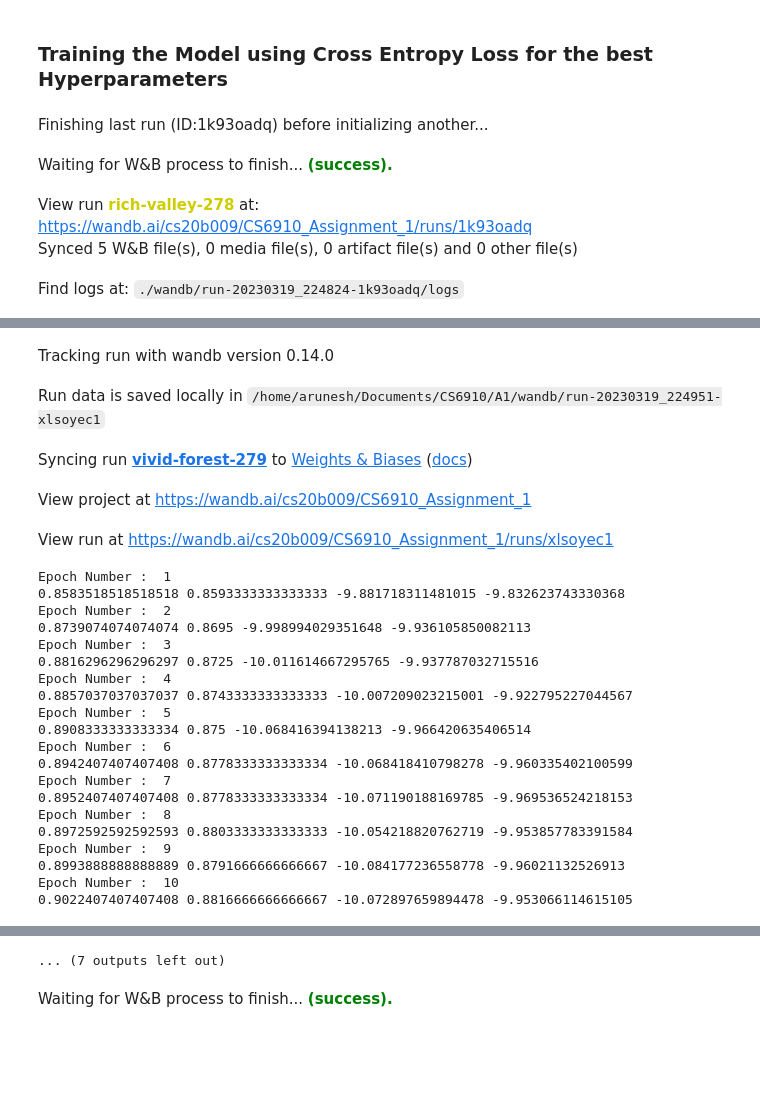
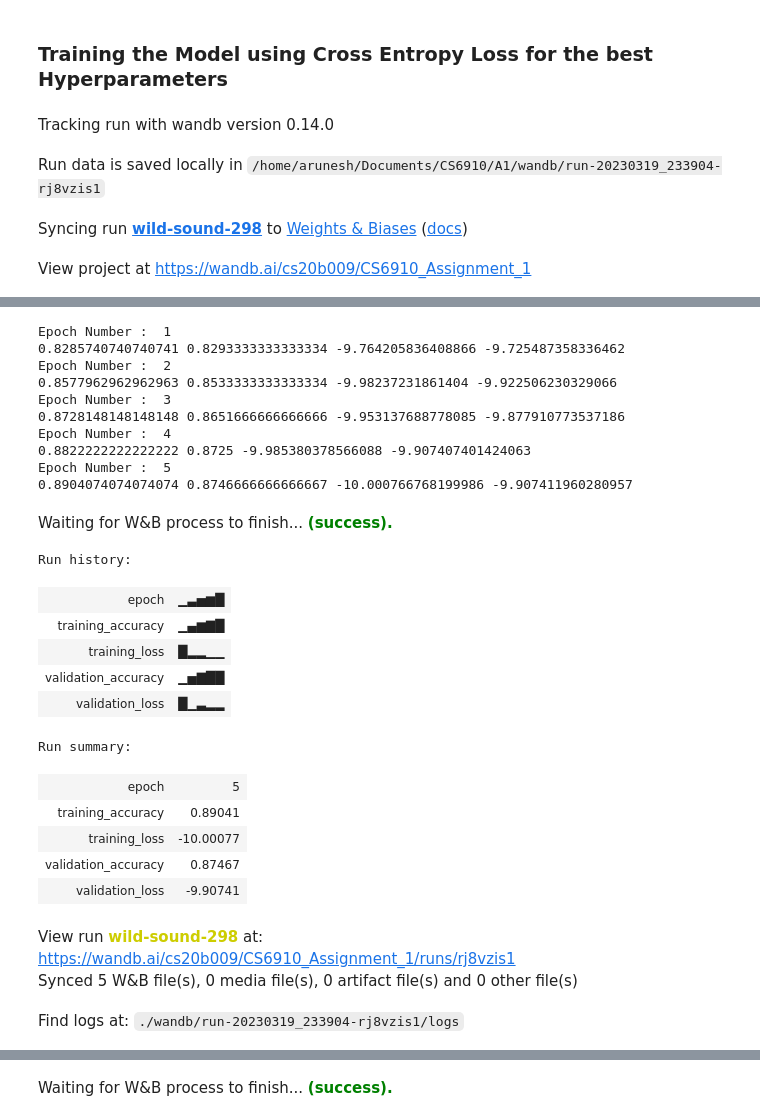
Before and after one commit to Arunesh28/Feed-Forward-Neural-Network, a Jupyter notebook: FeedForwardNeuralNet_mse.ipynb, the cells around one changed output, grey strips where cells are left out. Cells and saved outputs as stored; diff of their text form; code cells hidden in the pictures; blank space fills up the shorter version.

```diff
--- a/FeedForwardNeuralNet_mse.ipynb
+++ b/FeedForwardNeuralNet_mse.ipynb
@@ -120,7 +120,8 @@ class Parameters:
         elif self.loss == "mse":
             # diff = (Y_hat-Y)*Y_hat
             # sum_diff = np.sum(Y_hat, axis=0)*Y_hat
-            grad_a[N-1] = (Y_hat-Y)*Y_hat - (np.sum(Y_hat, axis=0)*Y_hat)
+            # print("Y_hat shape = ",Y_hat.shape)
+            grad_a[N-1] = (Y_hat-Y)*der_softmax(A[N-1])
 
         for i in range(N-1,-1,-1):
             if i == 0:
@@ -638,16 +608,16 @@ class NeuralNet:
 wandb.init(project="CS6910_Assignment_1")
 NUM_FEATURES = X_train.shape[0]
 WEIGHT_INITIALIZER = "xavier"
-NUM_HIDDEN_LAYERS = 3
+NUM_HIDDEN_LAYERS = 2
 # HIDDEN_LAYER_DIMS = (128+np.arange(NUM_HIDDEN_LAYERS)).astype(int)
 HIDDEN_LAYER_DIMS = (128+np.zeros(NUM_HIDDEN_LAYERS)).astype(int)
-OPTIMIZER = "nadam"
+OPTIMIZER = "rmsprop"
 LEARNING_RATE = 0.001
 ACTIVATION = "ReLU"
 OUTPUT_LAYER_DIM = num_classes
-BATCH_SIZE = 256
-EPOCHS = 10
-WEIGHT_DECAY = 0.0001
+BATCH_SIZE = 512
+EPOCHS = 5
+WEIGHT_DECAY = 0.001
 LOSS = 'cross_entropy'
 
 run_name = "Entropy_Loss_Best_Hyperparameter"
@@ -674,8 +644,7 @@ wandb.run.name = run_name
 wandb.run.save()
 wandb.finish()
 # %% [output]
-Finishing last run (ID:1k93oadq) before initializing another...
+Tracking run with wandb version 0.14.0
-Waiting for W&B process to finish... (success).
+Run data is saved locally in /home/arunesh/Documents/CS6910/A1/wandb/run-20230319_233904-rj8vzis1
-View run rich-valley-278 at: https://wandb.ai/cs20b009/CS6910_Assignment_1/runs/1k93oadq
-Synced 5 W&B file(s), 0 media file(s), 0 artifact file(s) and 0 other file(s)
+Syncing run wild-sound-298 to Weights & Biases (docs)
-Find logs at: ./wandb/run-20230319_224824-1k93oadq/logs
+View project at https://wandb.ai/cs20b009/CS6910_Assignment_1
@@ -683,25 +652,26 @@ Successfully finished last run (ID:1k93oadq). Initializing new run:
+Epoch Number :  1
+0.8285740740740741 0.8293333333333334 -9.764205836408866 -9.725487358336462
+Epoch Number :  2
+0.8577962962962963 0.8533333333333334 -9.98237231861404 -9.922506230329066
+Epoch Number :  3
+0.8728148148148148 0.8651666666666666 -9.953137688778085 -9.877910773537186
+Epoch Number :  4
+0.8822222222222222 0.8725 -9.985380378566088 -9.907407401424063
+Epoch Number :  5
+0.8904074074074074 0.8746666666666667 -10.000766768199986 -9.907411960280957
-Tracking run with wandb version 0.14.0
+Waiting for W&B process to finish... (success).
+Run history:
+| epoch | ▁▃▅▆█ |
+| training_accuracy | ▁▄▆▇█ |
+| training_loss | █▂▂▁▁ |
+| validation_accuracy | ▁▅▇██ |
+| validation_loss | █▁▃▂▂ |
+Run summary:
+| epoch | 5 |
+| training_accuracy | 0.89041 |
+| training_loss | -10.00077 |
+| validation_accuracy | 0.87467 |
+| validation_loss | -9.90741 |
-Run data is saved locally in /home/arunesh/Documents/CS6910/A1/wandb/run-20230319_224951-xlsoyec1
+View run wild-sound-298 at: https://wandb.ai/cs20b009/CS6910_Assignment_1/runs/rj8vzis1
+Synced 5 W&B file(s), 0 media file(s), 0 artifact file(s) and 0 other file(s)
-Syncing run vivid-forest-279 to Weights & Biases (docs)
+Find logs at: ./wandb/run-20230319_233904-rj8vzis1/logs
-View project at https://wandb.ai/cs20b009/CS6910_Assignment_1
-View run at https://wandb.ai/cs20b009/CS6910_Assignment_1/runs/xlsoyec1
-Epoch Number :  1
-0.8583518518518518 0.8593333333333333 -9.881718311481015 -9.832623743330368
-Epoch Number :  2
-0.8739074074074074 0.8695 -9.998994029351648 -9.936105850082113
-Epoch Number :  3
-0.8816296296296297 0.8725 -10.011614667295765 -9.937787032715516
-Epoch Number :  4
-0.8857037037037037 0.8743333333333333 -10.007209023215001 -9.922795227044567
-Epoch Number :  5
-0.8908333333333334 0.875 -10.068416394138213 -9.966420635406514
-Epoch Number :  6
-0.8942407407407408 0.8778333333333334 -10.068418410798278 -9.960335402100599
-Epoch Number :  7
-0.8952407407407408 0.8778333333333334 -10.071190188169785 -9.969536524218153
-Epoch Number :  8
-0.8972592592592593 0.8803333333333333 -10.054218820762719 -9.953857783391584
-Epoch Number :  9
-0.8993888888888889 0.8791666666666667 -10.084177236558778 -9.96021132526913
-Epoch Number :  10
-0.9022407407407408 0.8816666666666667 -10.072897659894478 -9.953066114615105
@@ -709,4 +678,3 @@ wandb: WARNING Calling wandb.run.save without any arguments is deprecated.Change
-... (7 outputs left out)
 # %%
 wandb.finish()
 # %% [output]
```
Also changed, not shown: parts of 10 cells of this notebook, 3 other files.
